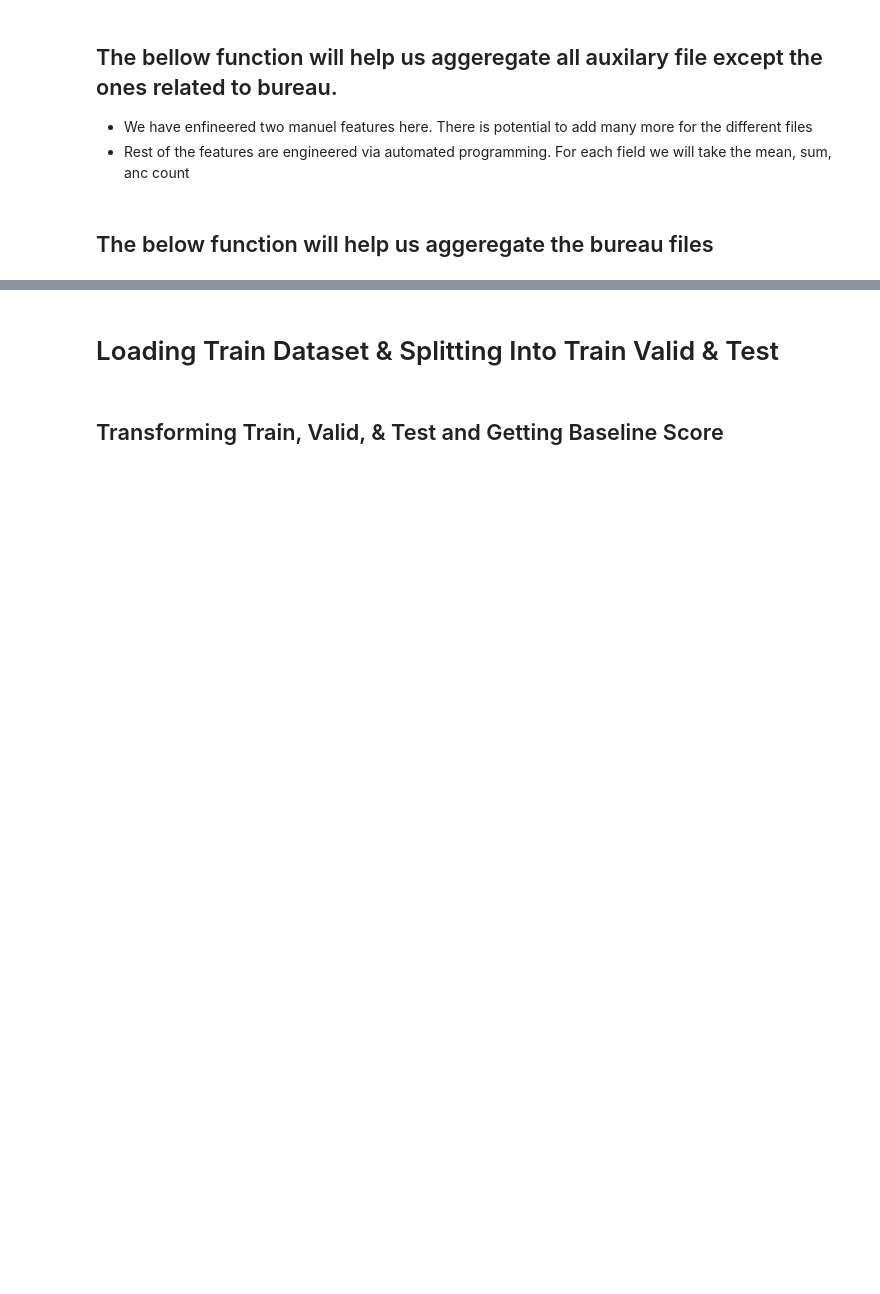
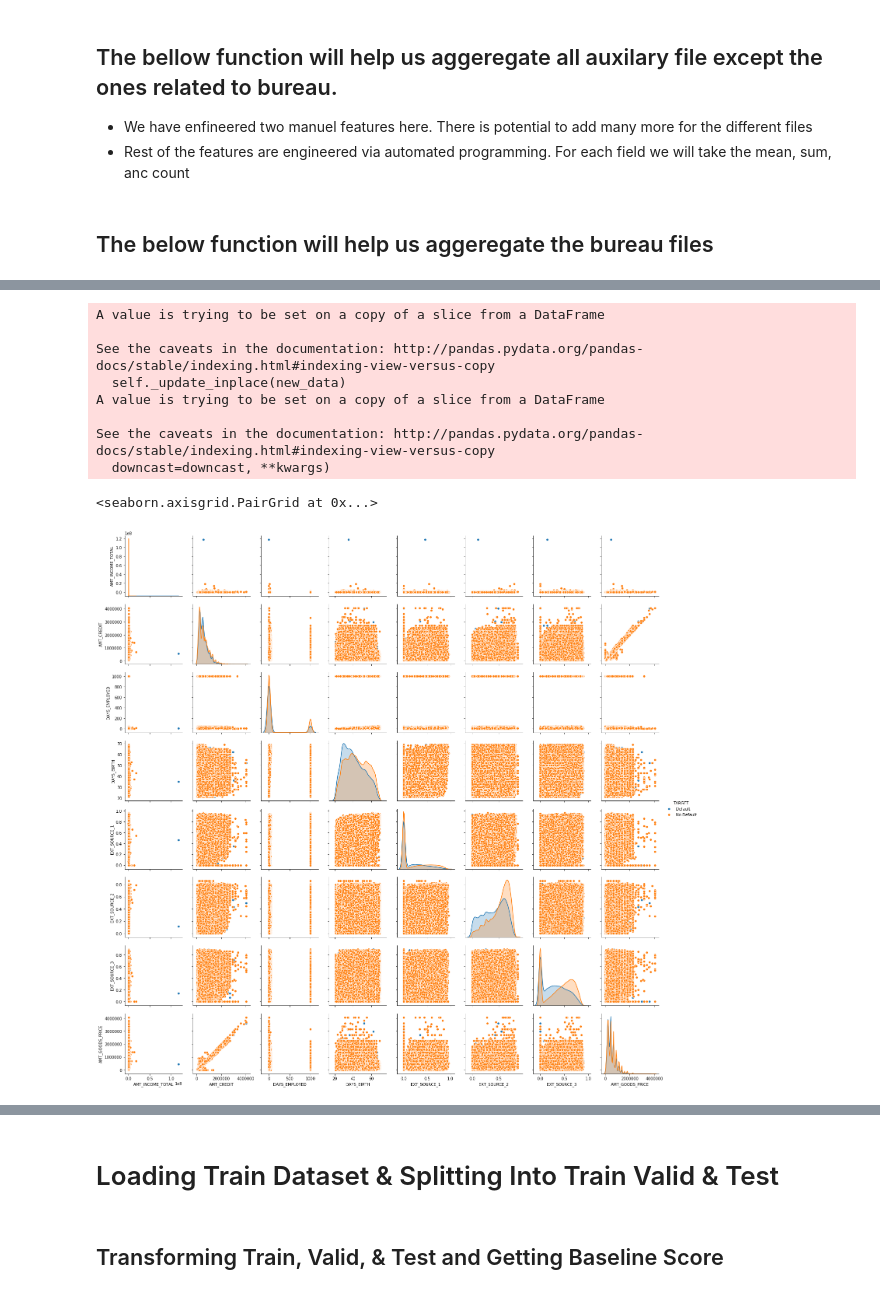
Before and after one commit to lalitsc12/AML-HCDR, a Jupyter notebook: Data Science Project-LightGBM.ipynb, the cells around one changed output, grey strips where cells are left out. Cells and saved outputs as stored; diff of their text form; code cells hidden in the pictures; blank space fills up the shorter version.

```diff
--- a/Data Science Project-LightGBM.ipynb
+++ b/Data Science Project-LightGBM.ipynb
@@ -226,0 +266,20 @@ def bureau():
+# %%
+run = False  # Set this to true if you would ike to run, else just leave it. Take 5 mins to run
+if run == True:
+    num_attribs = ['TARGET','AMT_INCOME_TOTAL',  'AMT_CREDIT','DAYS_EMPLOYED','DAYS_BIRTH','EXT_SOURCE_1','EXT_SOURCE_2','EXT_SOURCE_3','AMT_GOODS_PRICE']
+    df2 = df[num_attribs]
+    df2['TARGET'].replace(0, "No Default", inplace = True)
+    df2['TARGET'].replace(1, "Default", inplace = True)
+    df2.fillna(0, inplace= True)
+    sb.pairplot(df2,hue="TARGET")
+# %% [output]
+A value is trying to be set on a copy of a slice from a DataFrame
+
+See the caveats in the documentation: http://pandas.pydata.org/pandas-docs/stable/indexing.html#indexing-view-versus-copy
+  self._update_inplace(new_data)
+A value is trying to be set on a copy of a slice from a DataFrame
+
+See the caveats in the documentation: http://pandas.pydata.org/pandas-docs/stable/indexing.html#indexing-view-versus-copy
+  downcast=downcast, **kwargs)
+<seaborn.axisgrid.PairGrid at 0x...>
+[figure, added]
```
Also changed, not shown: parts of 9 cells of this notebook.
